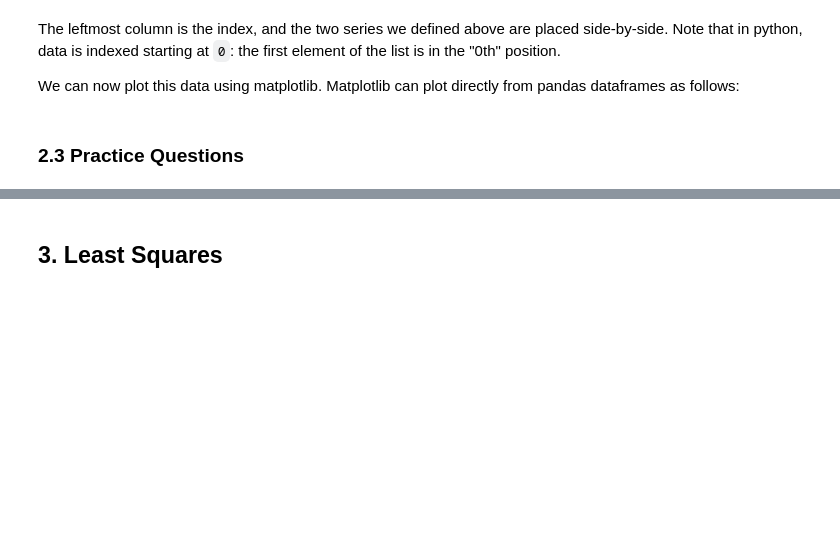
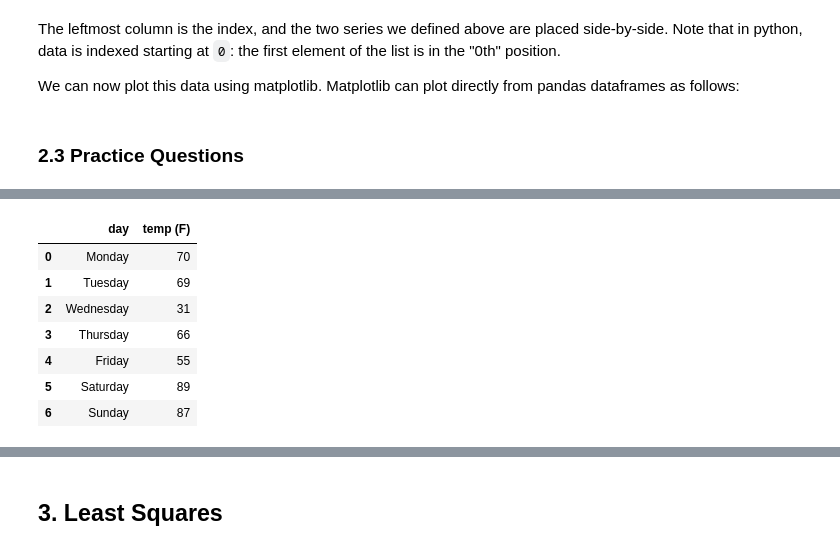
Before and after one commit to CUB-Computational-Tools/2020-ps-team-bozs_asks, a Jupyter notebook: geol3910_pythonintro_globalchange_ANSWERKEY.ipynb, the cells around one changed output, grey strips where cells are left out. Saved outputs shown, nothing was run; the diff lists cells and outputs as text; code cells hidden in the pictures; blank space fills up the shorter version.

```diff
--- a/geol3910_pythonintro_globalchange_ANSWERKEY.ipynb
+++ b/geol3910_pythonintro_globalchange_ANSWERKEY.ipynb
@@ -99,0 +121,19 @@ inventory.plot(kind = 'scatter', x = 'customer', y = 'bananas')
+# %%
+# Question 2: Plotting Weather Data
+import pandas as pd
+import matplotlib as plt
+weather = {
+    "day": ["Monday", "Tuesday", "Wednesday", "Thursday", "Friday", "Saturday", "Sunday"],
+    "temp (F)": [70, 69, 31, 66, 55, 89, 87]
+}
+weather_df = pd.DataFrame(weather)
+weather_df
+# %% [output]
+|  | day | temp (F) |
+| 0 | Monday | 70 |
+| 1 | Tuesday | 69 |
+| 2 | Wednesday | 31 |
+| 3 | Thursday | 66 |
+| 4 | Friday | 55 |
+| 5 | Saturday | 89 |
+| 6 | Sunday | 87 |
```
Also changed, not shown: parts of 4 cells of this notebook.
